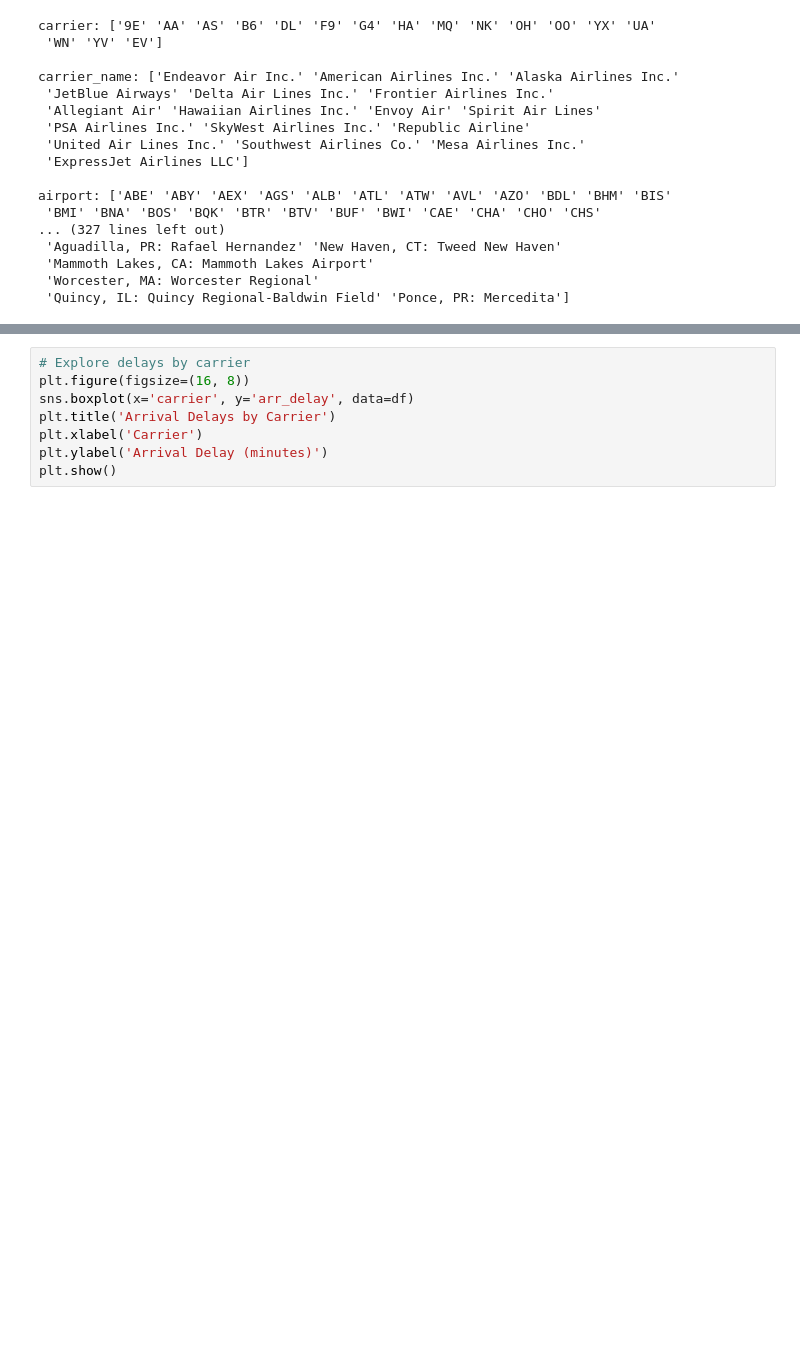
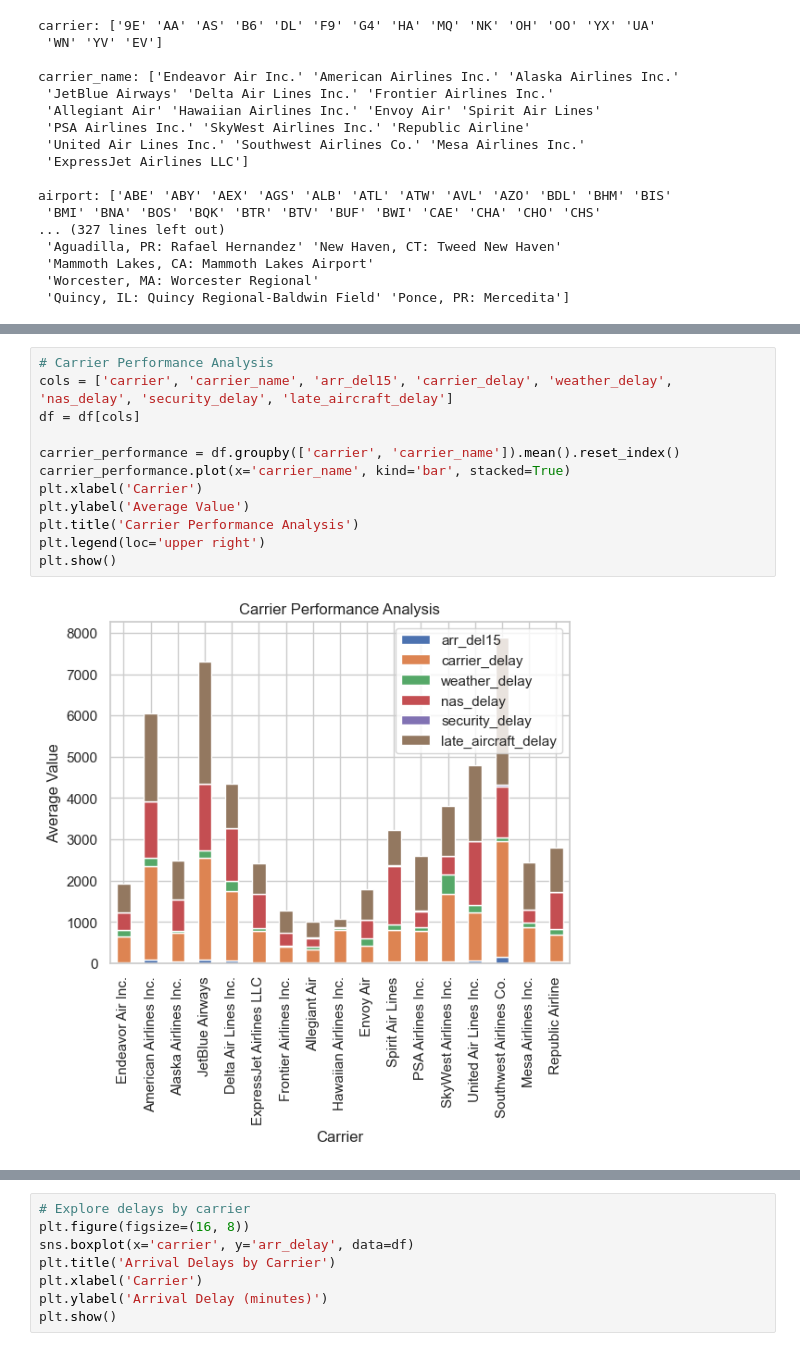
Before and after one commit to SifatNiloy/airline_delay_analysis, a Jupyter notebook: airline_delay.ipynb, the cells around one changed output, grey strips where cells are left out. Saved outputs shown, nothing was run; the diff lists cells and outputs as text; blank space fills up the shorter version.

Commit message:
more analysis added

```diff
--- a/airline_delay.ipynb
+++ b/airline_delay.ipynb
@@ -129,0 +216,14 @@ Successfully installed contourpy-1.2.0 cycler-0.12.1 fonttools-4.49.0 kiwisolver
+# %%
+# Carrier Performance Analysis
+cols = ['carrier', 'carrier_name', 'arr_del15', 'carrier_delay', 'weather_delay', 'nas_delay', 'security_delay', 'late_aircraft_delay']
+df = df[cols]
+
+carrier_performance = df.groupby(['carrier', 'carrier_name']).mean().reset_index()
+carrier_performance.plot(x='carrier_name', kind='bar', stacked=True)
+plt.xlabel('Carrier')
+plt.ylabel('Average Value')
+plt.title('Carrier Performance Analysis')
+plt.legend(loc='upper right')
+plt.show()
+# %% [output]
+[figure, added]
```
Also changed, not shown: parts of 16 cells of this notebook.
